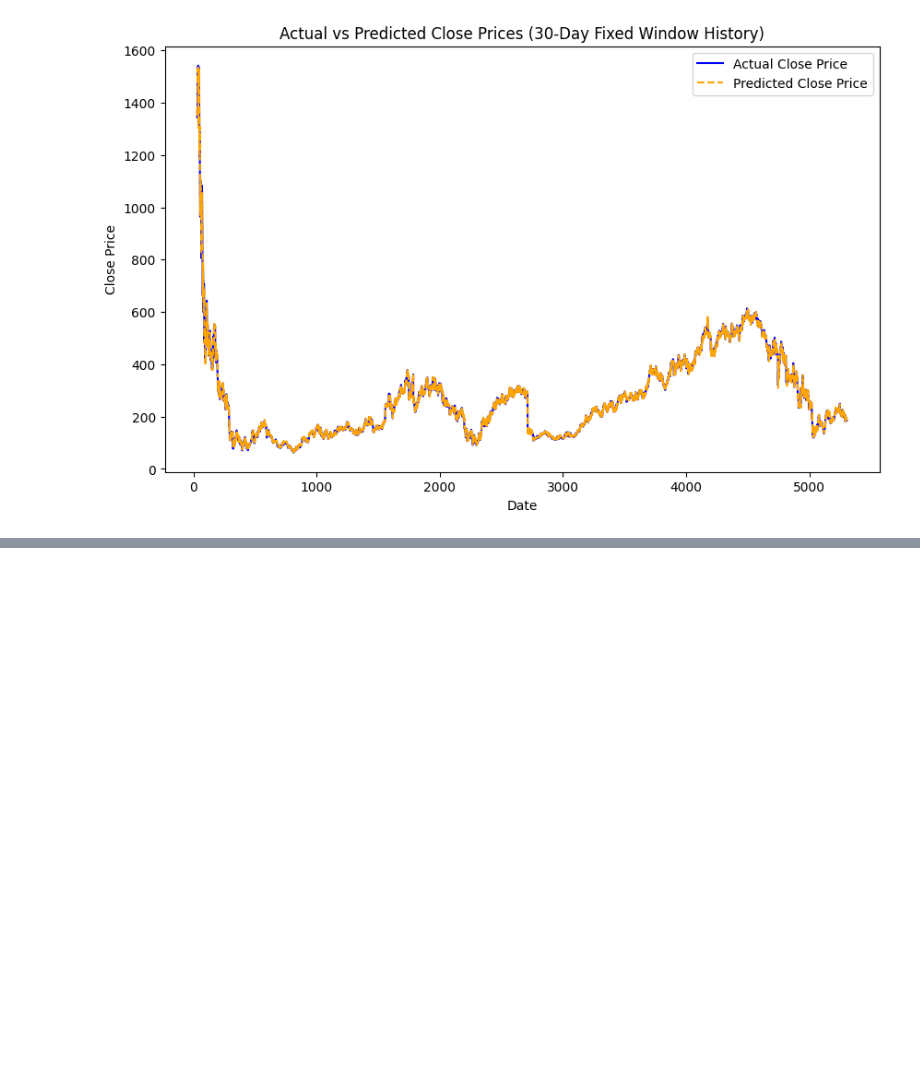
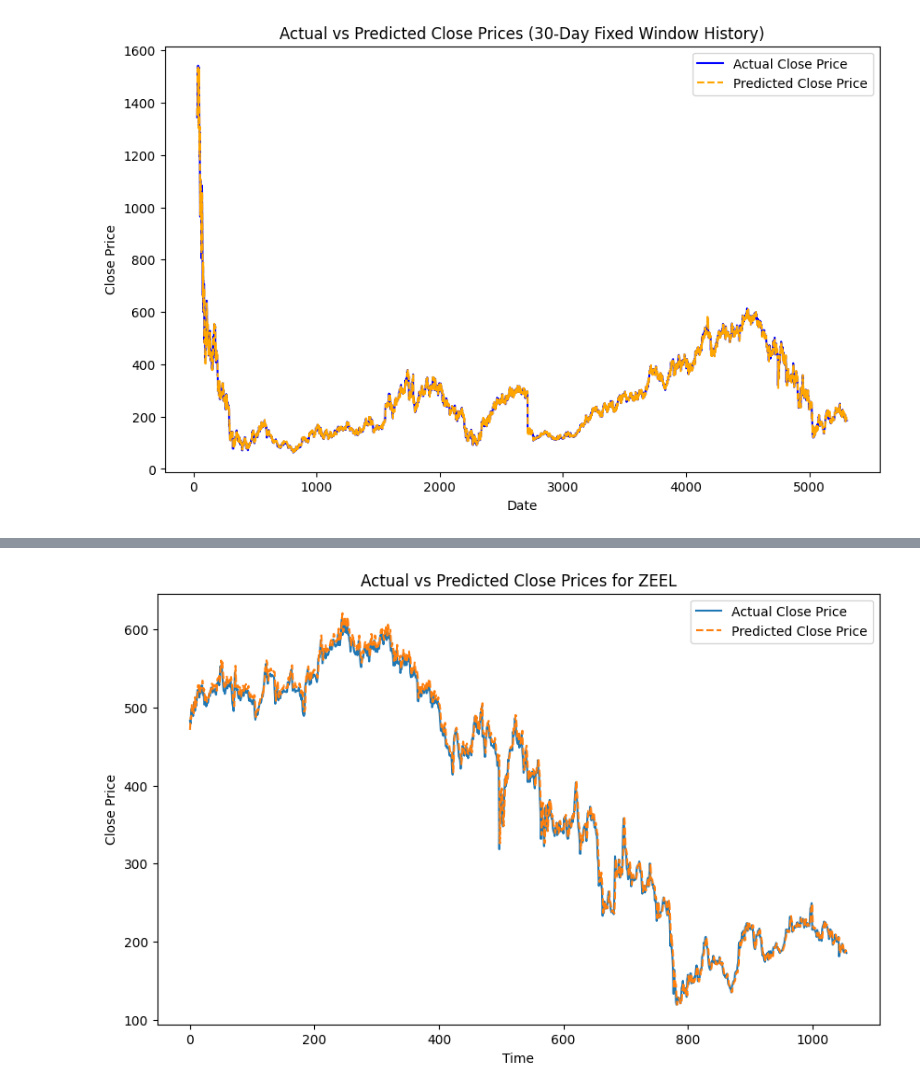
Before and after one commit to KazaGeetanjali/Independent_Project, a Jupyter notebook: Code/nifty_stock_prediction.ipynb, the cells around one changed output, grey strips where cells are left out. Cells and saved outputs as stored; diff of their text form; code cells hidden in the pictures; blank space fills up the shorter version.

```diff
--- a/Code/nifty_stock_prediction.ipynb
+++ b/Code/nifty_stock_prediction.ipynb
@@ -554,0 +609,82 @@ Epoch 50/50
+# %%
+# Pivot to create a wide format dataframe -Transform the Nifty50 dataset into a wide format where each column
+# represents the Close prices of individual stocks and the rows are indexed by Date.
+# Missing values are filled forward using fillna(method="ffill")
+wide_df = Nifty50.pivot(index="Date", columns="Stock", values="Close").fillna(
+    method="ffill"
+)
+
+# Normalize data - This helps improve model training efficiency
+scaler = MinMaxScaler(feature_range=(0, 1))
+normalized_data = scaler.fit_transform(wide_df.values)
+normalized_df = pd.DataFrame(
+    normalized_data, columns=wide_df.columns, index=wide_df.index
+)
+
+
+# Create multi-stock sequences
+def create_multi_stock_sequences(data, target_stock, time_window):
+    X, y = [], []
+    # X (input): A sequence of prices over the time_window for all stocks.
+    # y (target): The price of the target stock at the next time step.
+
+    target_idx = data.columns.get_loc(target_stock)
+    for i in range(time_window, len(data)):
+        # Extracts a time-window of stock prices.
+        X.append(data.iloc[i - time_window : i].values)
+        # Fetches the closing price of the target_stock for prediction.
+        y.append(data.iloc[i, target_idx])
+    return np.array(X), np.array(y)
+
+
+# Parameters
+target_stock = "ZEEL"  # Replace with your target stock symbol
+time_window = 30
+
+# Generate sequences
+X, y = create_multi_stock_sequences(normalized_df, target_stock, time_window)
+
+# Train-test split
+split_ratio = 0.8
+train_size = int(len(X) * split_ratio)
+X_train, X_test = X[:train_size], X[train_size:]
+y_train, y_test = y[:train_size], y[train_size:]
+
+# Build the LSTM model
+model = Sequential(
+    [
+        LSTM(
+            50,
+            return_sequences=True,
+            input_shape=(X_train.shape[1], X_train.shape[2]),
+        ),
+        LSTM(50),
+        Dense(1),
+    ]
+)
+model.compile(optimizer="adam", loss="mean_squared_error")
+model.fit(
+    X_train,
+    y_train,
+    epochs=50,
+    batch_size=32,
+    validation_data=(X_test, y_test),
+)
+
+# Predict on test set
+predictions = model.predict(X_test)
+
+# Inverse transform predictions and targets
+predictions = scaler.inverse_transform(predictions)
+y_test = scaler.inverse_transform(y_test.reshape(-1, 1))
+
+# Plot actual vs predicted
+plt.figure(figsize=(10, 6))
+plt.plot(y_test, label="Actual Close Price")
+plt.plot(predictions, label="Predicted Close Price", linestyle="--")
+plt.xlabel("Time")
+plt.ylabel("Close Price")
+plt.title(f"Actual vs Predicted Close Prices for {target_stock}")
+plt.legend()
+plt.show()
+# %% [output]
@@ -554,0 +709 @@ Epoch 50/50
+[figure, added]
```
Also changed, not shown: parts of 15 cells of this notebook, 29 other files.
